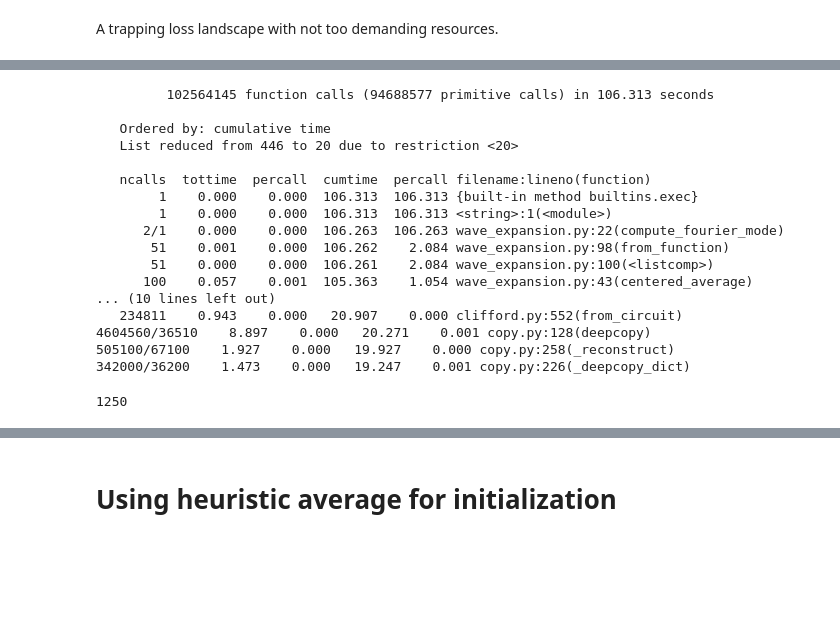
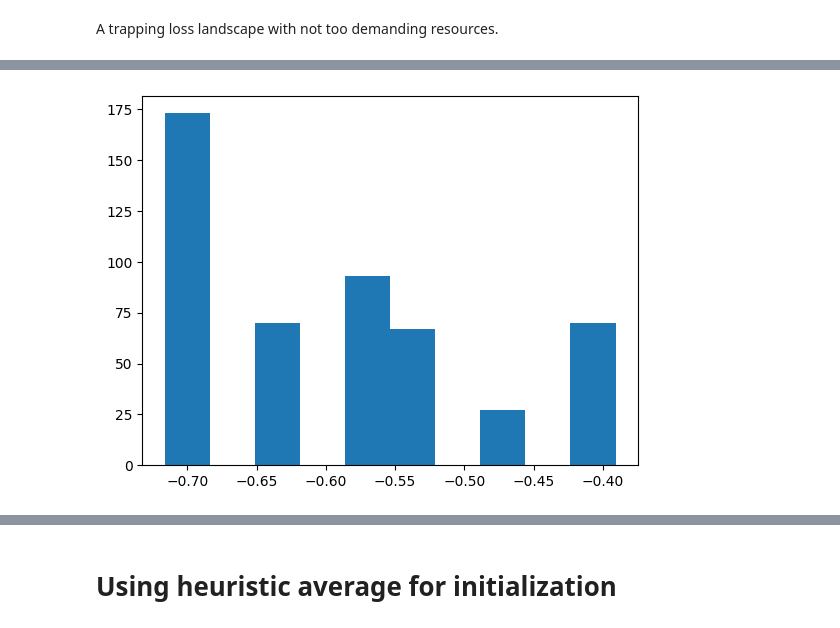
Before and after one commit to idnm/FourierVQA, a Jupyter notebook: experiments.ipynb, the cells around one changed output, grey strips where cells are left out. Cells and saved outputs as stored; diff of their text form; code cells hidden in the pictures; blank space fills up the shorter version.

```diff
--- a/experiments.ipynb
+++ b/experiments.ipynb
@@ -173,27 +42,11 @@ vqa.compute_fourier_mode(1)
-# %%
-%%prun -s cumulative -l 20
-
-vqa = e.vqa
-vqa.compute_fourier_mode(1)
-# %% [output]
-         102564145 function calls (94688577 primitive calls) in 106.313 seconds
-
-   Ordered by: cumulative time
-   List reduced from 446 to 20 due to restriction <20>
-
-   ncalls  tottime  percall  cumtime  percall filename:lineno(function)
-        1    0.000    0.000  106.313  106.313 {built-in method builtins.exec}
-        1    0.000    0.000  106.313  106.313 <string>:1(<module>)
-      2/1    0.000    0.000  106.263  106.263 wave_expansion.py:22(compute_fourier_mode)
-       51    0.001    0.000  106.262    2.084 wave_expansion.py:98(from_function)
-       51    0.000    0.000  106.261    2.084 wave_expansion.py:100(<listcomp>)
-      100    0.057    0.001  105.363    1.054 wave_expansion.py:43(centered_average)
-... (10 lines left out)
-   234811    0.943    0.000   20.907    0.000 clifford.py:552(from_circuit)
-4604560/36510    8.897    0.000   20.271    0.001 copy.py:128(deepcopy)
-505100/67100    1.927    0.000   19.927    0.000 copy.py:258(_reconstruct)
-342000/36200    1.473    0.000   19.247    0.001 copy.py:226(_deepcopy_dict)
-# %%
-50*25
-# %% [output]
-1250
+# %%
+%%time
+
+num_qubits = 5
+depth = 0
+num_pauli_terms = 40
+
+e = Experiment(num_qubits, depth, num_pauli_terms)
+opt_options = OptOptions(learning_rate=0.01, num_iterations=5000)
+res = e.run(num_samples=500, opt_options=opt_options)
+# %% [output]
@@ -199,0 +55 @@ vqa.compute_fourier_mode(1)
+[figure, added]
```
Also changed, not shown: parts of 17 cells of this notebook, 2 other files.
